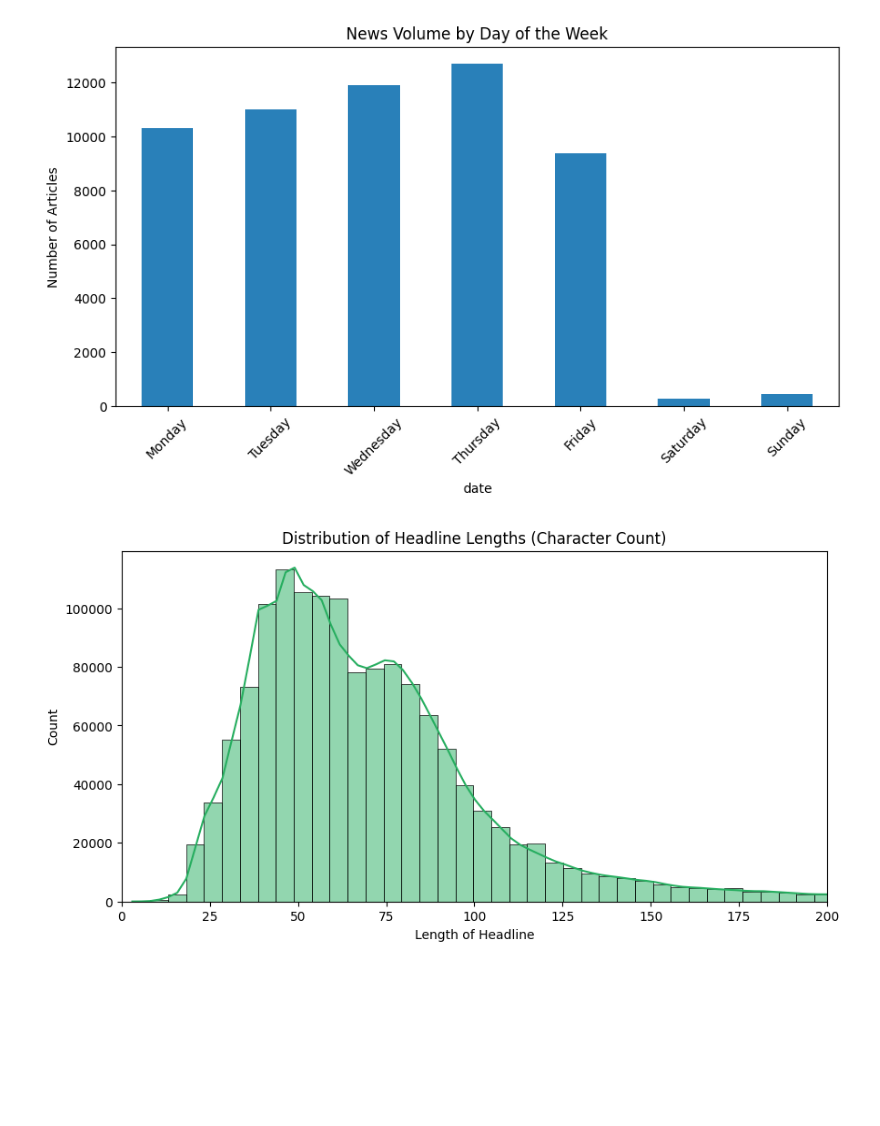
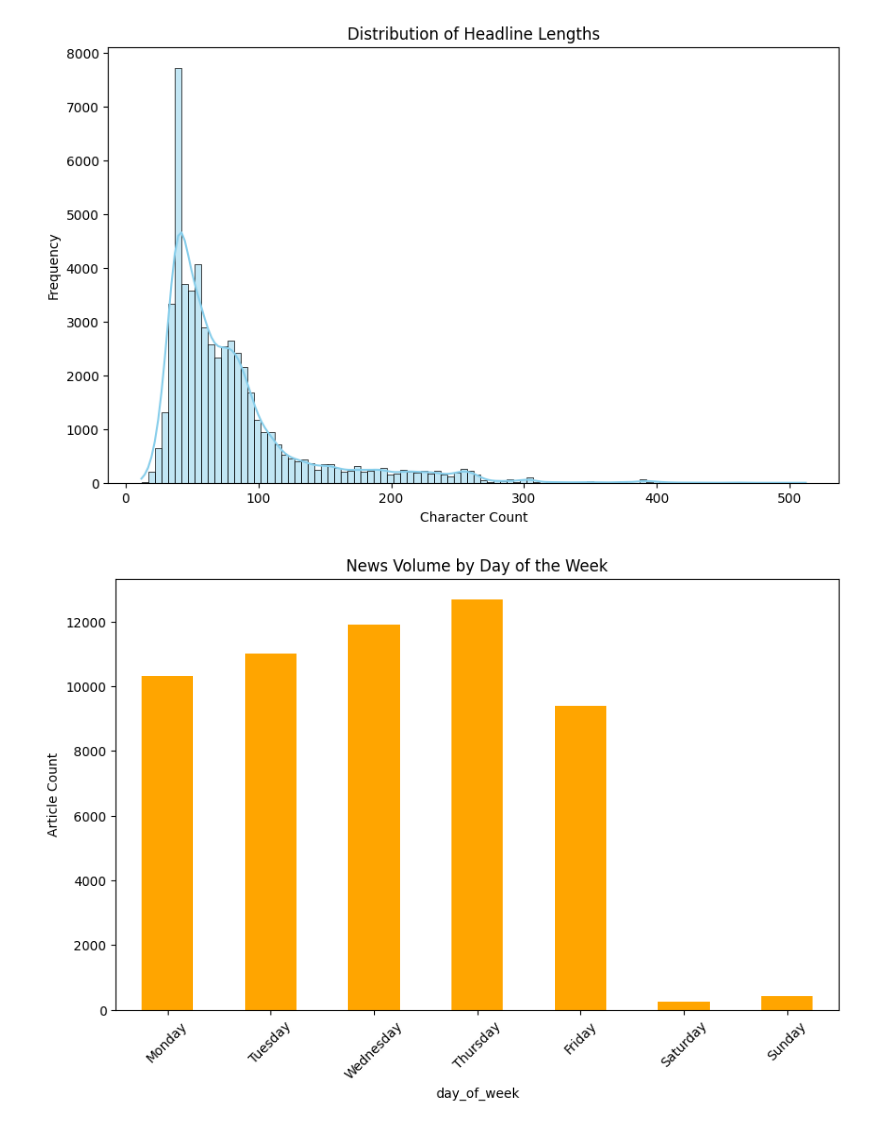
Before and after one commit to Guyatu1627/nova-financial-news-sentiment, a Jupyter notebook: notebooks/01_eda_exploration.ipynb, the cells around one changed output. Cells and saved outputs as stored; diff of their text form; code cells hidden in the pictures; blank space fills up the shorter version.

Commit message:
feat: updated Task 1 EDA with finalized scripts and notebooks

```diff
--- a/notebooks/01_eda_exploration.ipynb
+++ b/notebooks/01_eda_exploration.ipynb
@@ -4,12 +4,10 @@ import os
 import matplotlib.pyplot as plt
 import seaborn as sns
 
-# Fix path to see the scripts folder
 sys.path.append(os.path.abspath('../'))
 from scripts.data_loader import DataLoader
 
-# Initialize
 loader = DataLoader('../data/raw_analyst_ratings.csv')
-loader.load_data()
-loader.clean_data()
+df = loader.load_data()
+df = loader.clean_data()
 # %% [output]
@@ -30,24 +16,25 @@ Loading data from: ../data/raw_analyst_ratings.csv
 # %%
-# Get the stats
-stats = loader.get_task_1_stats()
+# Calculate length of headlines
+df['headline_len'] = df['headline'].str.len()
 
-# --- Diagram 1: Publication Frequency ---
-plt.figure(figsize=(10, 5))
-# We sort by day of week for a professional look
-day_order = ['Monday', 'Tuesday', 'Wednesday', 'Thursday', 'Friday', 'Saturday', 'Sunday']
-stats['publication_days'].reindex(day_order).plot(kind='bar', color='#2980b9')
-plt.title("News Volume by Day of the Week")
-plt.ylabel("Number of Articles")
-plt.xticks(rotation=45)
+plt.figure(figsize=(10, 6))
+sns.histplot(df['headline_len'], bins=100, color='skyblue', kde=True)
+plt.title("Distribution of Headline Lengths")
+plt.xlabel("Character Count")
+plt.ylabel("Frequency")
 plt.show()
-
-# --- Diagram 2: Headline Lengths ---
-plt.figure(figsize=(10, 5))
-sns.histplot(stats['headline_lengths'], bins=100, kde=True, color='#27ae60')
-plt.title("Distribution of Headline Lengths (Character Count)")
-plt.xlabel("Length of Headline")
-plt.xlim(0, 200) # Most headlines are under 200 chars
-plt.show()
 # %% [output]
-[figure, old version]
+[figure, new version]
-[figure, removed]
+# %%
+# Extract day of week
+df['day_of_week'] = df['date'].dt.day_name()
+day_order = ['Monday', 'Tuesday', 'Wednesday', 'Thursday', 'Friday', 'Saturday', 'Sunday']
+
+plt.figure(figsize=(10, 6))
+df['day_of_week'].value_counts().reindex(day_order).plot(kind='bar', color='orange')
+plt.title("News Volume by Day of the Week")
+plt.ylabel("Article Count")
+plt.xticks(rotation=45)
+plt.show()
+# %% [output]
+[figure, added]
```
Also changed, not shown: parts of 1 cell of this notebook, 1 other file.
